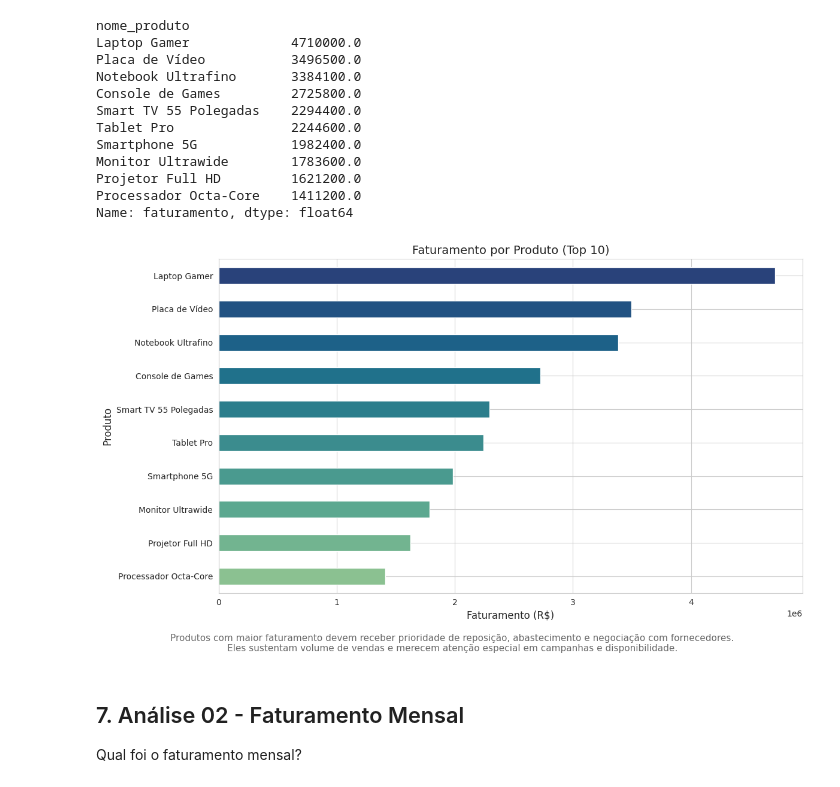
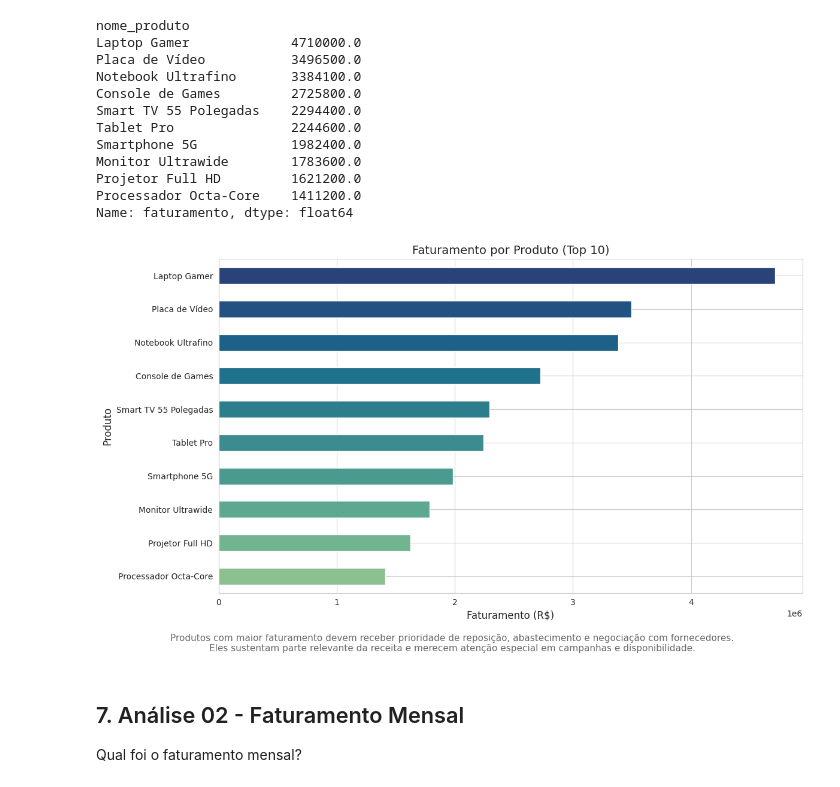
Before and after one commit to marcusvbrangel/fundamentos-linguagem-python-basico-aplicacoes-ia, a Jupyter notebook: 02-mini-projeto-01/estudo-python-02-mini-projeto-01.ipynb, the cells around one changed output. Drawn from its saved outputs; the diff is of its cells as text; code cells hidden in the pictures.

```diff
--- a/02-mini-projeto-01/estudo-python-02-mini-projeto-01.ipynb
+++ b/02-mini-projeto-01/estudo-python-02-mini-projeto-01.ipynb
@@ -109,10 +109,6 @@ def gerar_dados_ficticios(quantidade_registros=600, seed=42, data_referencia=Non
   # toda a vez que esta funcao for executada/chamada, os mesmos dados serao gerados
   random.seed(seed)
   np.random.seed(seed)
-
-  # garante que a janela temporal fique fixa no tempo, ou seja, nao avance ao decorrer dos proximos meses
-  if data_referencia is None:
-    data_referencia = datetime(2026, 4, 25)
 
   # dicionario com 60 produtos, categorias e precos
   produtos = {
@@ -234,8 +230,12 @@ def gerar_dados_ficticios(quantidade_registros=600, seed=42, data_referencia=Non
   # definicao inicial da lista que armazenara os registros de vendas
   dados_vendas = []
 
+  # garante que a janela temporal fique fixa no tempo, ou seja, nao avance ao decorrer dos proximos meses
+  if data_referencia is None:
+    data_referencia = datetime(2026, 4, 25)
+
   # define o intervalo dos ultimos 12 meses completos, excluindo o mes atual
-  data_atual = datetime.now()
+  data_atual = data_referencia
   primeiro_dia_mes_atual = datetime(data_atual.year, data_atual.month, 1)
   data_inicial = datetime(primeiro_dia_mes_atual.year - 1, primeiro_dia_mes_atual.month, 1)
   data_final = primeiro_dia_mes_atual - timedelta(seconds=1)
@@ -458,29 +458,29 @@ Name: faturamento, dtype: float64
 # %%
 # define um estilo para o grafico
 sns.set_style("whitegrid")
 
 # define uma nova figura
 plt.figure(figsize = (12, 7))
 
 # define grafico de barras horizontais
 top_10_produtos_com_maior_faturamento.sort_values(ascending=True).plot(kind = "barh", color = sns.color_palette("crest", 10))
 
 # define titulo e labels
 plt.title("Faturamento por Produto (Top 10)", fontsize = 14)
 plt.xlabel("Faturamento (R$)", fontsize = 12)
 plt.ylabel("Produto", fontsize = 12)
 
 # interpreta o grafico sem poluir a visualizacao
 plt.figtext(0.5, 0.01,
             "Produtos com maior faturamento devem receber prioridade de reposição, abastecimento e negociação com fornecedores.\n"
-            "Eles sustentam volume de vendas e merecem atenção especial em campanhas e disponibilidade.",
+            "Eles sustentam parte relevante da receita e merecem atenção especial em campanhas e disponibilidade.",
             ha="center", fontsize=11, color="dimgray")
 
 # exibe o grafico
 plt.tight_layout(rect = [0, 0.06, 1, 1])
 plt.show()
 # %% [output]
-[figure, old version]
+[figure, new version]
 # %% [markdown]
 ## 7. Análise 02 - Faturamento Mensal
 Qual foi o faturamento mensal?
```
Also changed, not shown: 1 other file.
